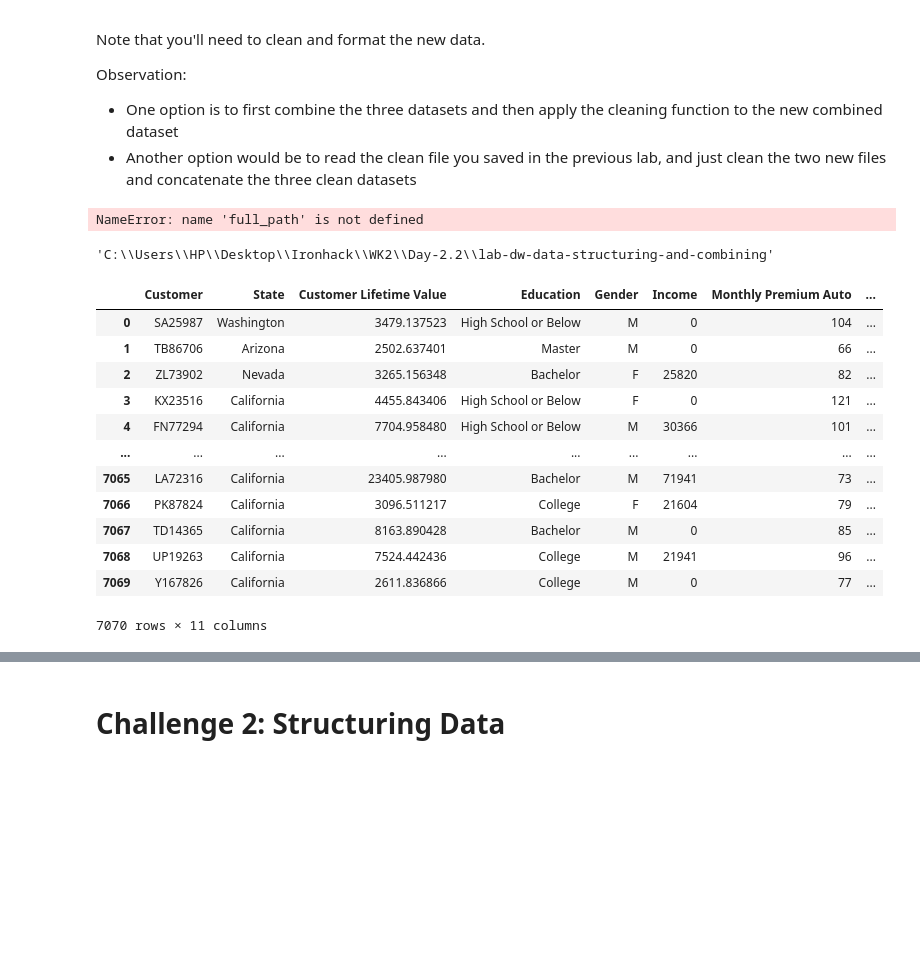
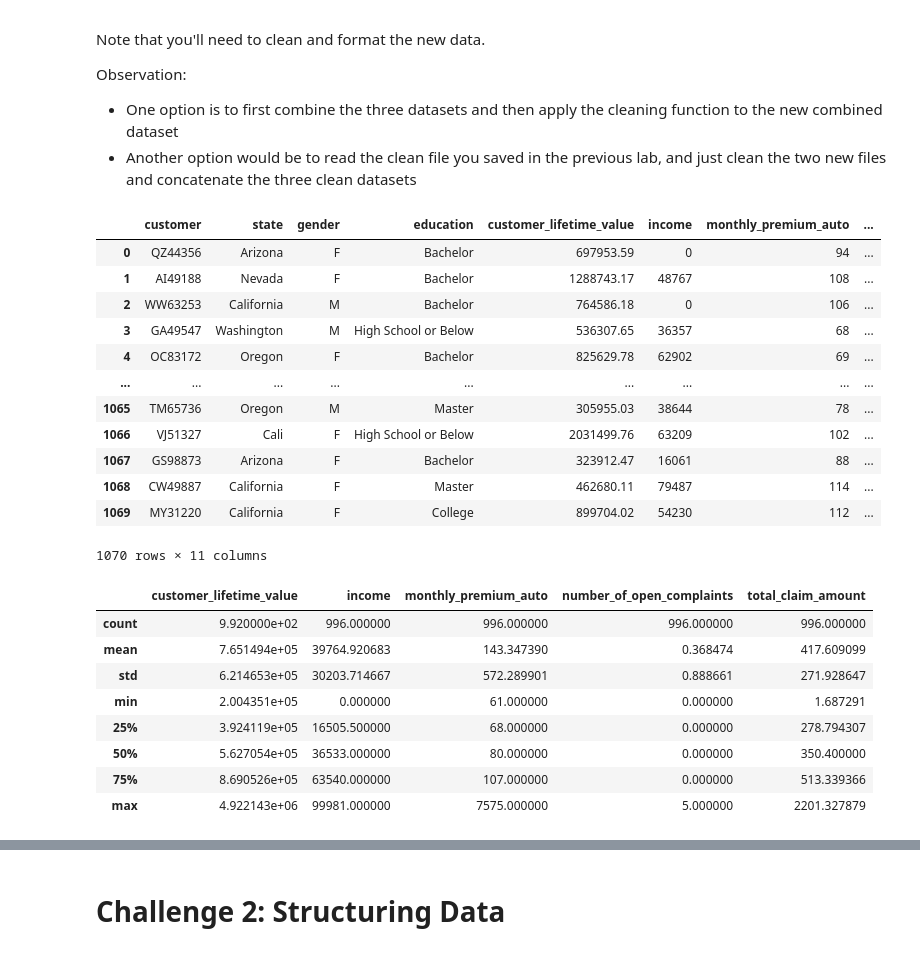
Before and after one commit to Eddclectic/lab-dw-data-structuring-and-combining, a Jupyter notebook: lab-dw-data-structuring-and-combining.ipynb, the cells around one changed output, grey strips where cells are left out. Drawn from its saved outputs; the diff is of its cells as text; code cells hidden in the pictures; blank space fills up the shorter version.

Commit message:
Data_structure-combining_main_solution

```diff
--- a/lab-dw-data-structuring-and-combining.ipynb
+++ b/lab-dw-data-structuring-and-combining.ipynb
@@ -23,29 +23,46 @@ import os
 data2=pd.read_csv("https://raw.githubusercontent.com/data-bootcamp-v4/data/main/file2.csv")
 data3=pd.read_csv("https://raw.githubusercontent.com/data-bootcamp-v4/data/main/file3.csv")
 # %%
-data_main=pd.read_excel(full_path)
+data_main=pd.read_excel("data_check.xlsx")
+data_main
 # %% [output]
+|  | customer | state | gender | education | customer_lifetime_value | income | monthly_premium_auto | ... |
+| 0 | QZ44356 | Arizona | F | Bachelor | 697953.59 | 0 | 94 | ... |
+| 1 | AI49188 | Nevada | F | Bachelor | 1288743.17 | 48767 | 108 | ... |
+| 2 | WW63253 | California | M | Bachelor | 764586.18 | 0 | 106 | ... |
+| 3 | GA49547 | Washington | M | High School or Below | 536307.65 | 36357 | 68 | ... |
+| 4 | OC83172 | Oregon | F | Bachelor | 825629.78 | 62902 | 69 | ... |
+| ... | ... | ... | ... | ... | ... | ... | ... | ... |
+| 1065 | TM65736 | Oregon | M | Master | 305955.03 | 38644 | 78 | ... |
+| 1066 | VJ51327 | Cali | F | High School or Below | 2031499.76 | 63209 | 102 | ... |
+| 1067 | GS98873 | Arizona | F | Bachelor | 323912.47 | 16061 | 88 | ... |
+| 1068 | CW49887 | California | F | Master | 462680.11 | 79487 | 114 | ... |
+| 1069 | MY31220 | California | F | College | 899704.02 | 54230 | 112 | ... |
-NameError: name 'full_path' is not defined
+1070 rows × 11 columns
-# %%
-os.getcwd()
-# %% [output]
-'C:\\Users\\HP\\Desktop\\Ironhack\\WK2\\Day-2.2\\lab-dw-data-structuring-and-combining'
 # %%
 #filepath= "checkmain/transfer_data.pkl"
 #initial_data=pd.read_pickle(filepath)
+# %%
+# 1 Cleaning invalid values for Data2
+data2.columns=data2.columns.str.strip().str.lower().str.replace(' ', '_')
+data2.rename(columns={"st":"state"}, inplace=True)
+data2["gender"]=data2["gender"].replace({"Male":"M","female":"F","Femal":"F"})
+data2["education"]=data2["education"].replace({"Bachelors":"Bachelor"})
+data2["customer_lifetime_value"]=data2["customer_lifetime_value"].str.replace("%","")
+data2["vehicle_class"]=data2["vehicle_class"].replace({"Sports Car":"luxury","Luxury SUV":"luxury","Luxury Car":"luxury"})
 # %%
-data3
+# 2 Formating data types
+data2["customer_lifetime_value"]=pd.to_numeric(data2["customer_lifetime_value"])
+data2["number_of_open_complaints"]=data2["number_of_open_complaints"].str.split("/").str[1]
+data2["number_of_open_complaints"]=pd.to_numeric(data2["number_of_open_complaints"],errors="coerce")
+data2.describe()
 # %% [output]
-|  | Customer | State | Customer Lifetime Value | Education | Gender | Income | Monthly Premium Auto | ... |
-| 0 | SA25987 | Washington | 3479.137523 | High School or Below | M | 0 | 104 | ... |
-| 1 | TB86706 | Arizona | 2502.637401 | Master | M | 0 | 66 | ... |
-| 2 | ZL73902 | Nevada | 3265.156348 | Bachelor | F | 25820 | 82 | ... |
-| 3 | KX23516 | California | 4455.843406 | High School or Below | F | 0 | 121 | ... |
-| 4 | FN77294 | California | 7704.958480 | High School or Below | M | 30366 | 101 | ... |
-| ... | ... | ... | ... | ... | ... | ... | ... | ... |
-| 7065 | LA72316 | California | 23405.987980 | Bachelor | M | 71941 | 73 | ... |
-| 7066 | PK87824 | California | 3096.511217 | College | F | 21604 | 79 | ... |
-| 7067 | TD14365 | California | 8163.890428 | Bachelor | M | 0 | 85 | ... |
-| 7068 | UP19263 | California | 7524.442436 | College | M | 21941 | 96 | ... |
-| 7069 | Y167826 | California | 2611.836866 | College | M | 0 | 77 | ... |
+|  | customer_lifetime_value | income | monthly_premium_auto | number_of_open_complaints | total_claim_amount |
+| count | 9.920000e+02 | 996.000000 | 996.000000 | 996.000000 | 996.000000 |
+| mean | 7.651494e+05 | 39764.920683 | 143.347390 | 0.368474 | 417.609099 |
+| std | 6.214653e+05 | 30203.714667 | 572.289901 | 0.888661 | 271.928647 |
+| min | 2.004351e+05 | 0.000000 | 61.000000 | 0.000000 | 1.687291 |
+| 25% | 3.924119e+05 | 16505.500000 | 68.000000 | 0.000000 | 278.794307 |
+| 50% | 5.627054e+05 | 36533.000000 | 80.000000 | 0.000000 | 350.400000 |
+| 75% | 8.690526e+05 | 63540.000000 | 107.000000 | 0.000000 | 513.339366 |
+| max | 4.922143e+06 | 99981.000000 | 7575.000000 | 5.000000 | 2201.327879 |
-7070 rows × 11 columns
```
Also changed, not shown: parts of 20 cells of this notebook.
